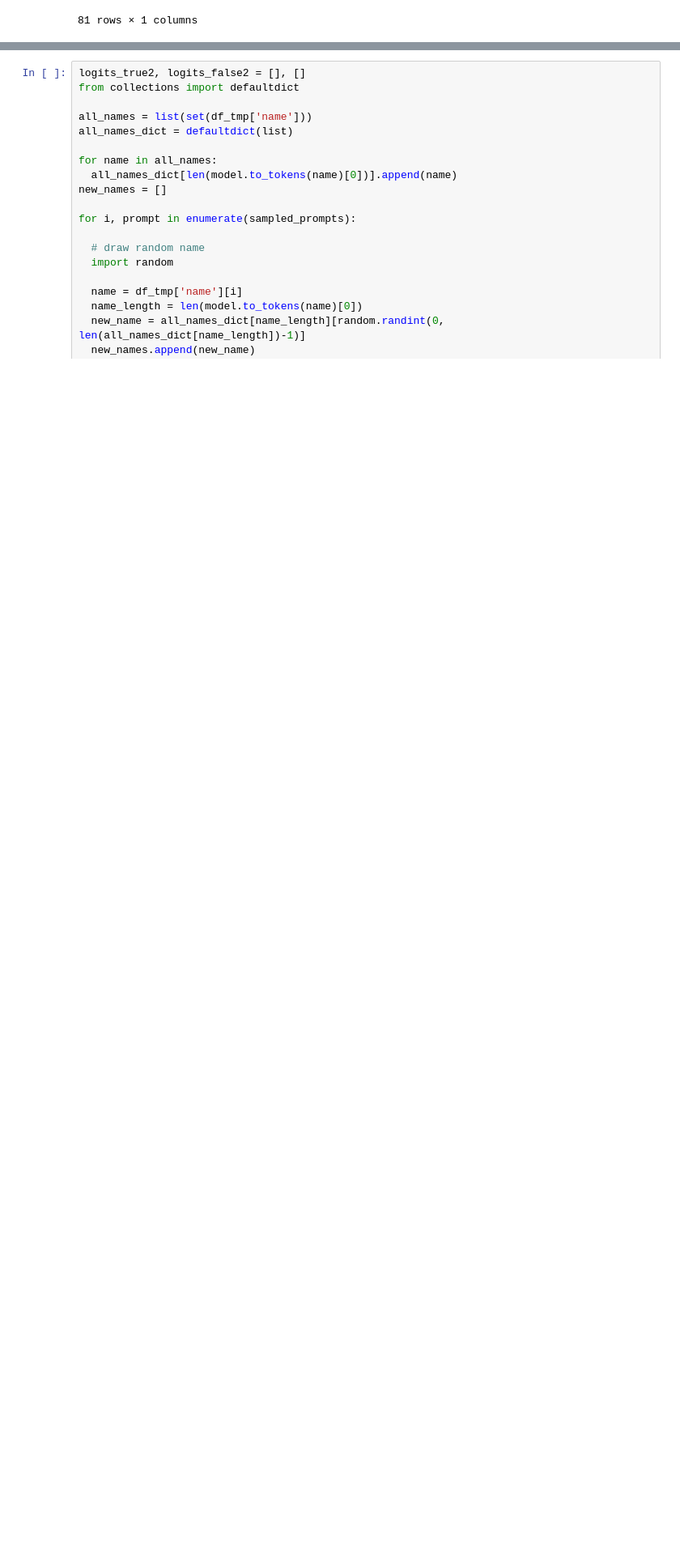
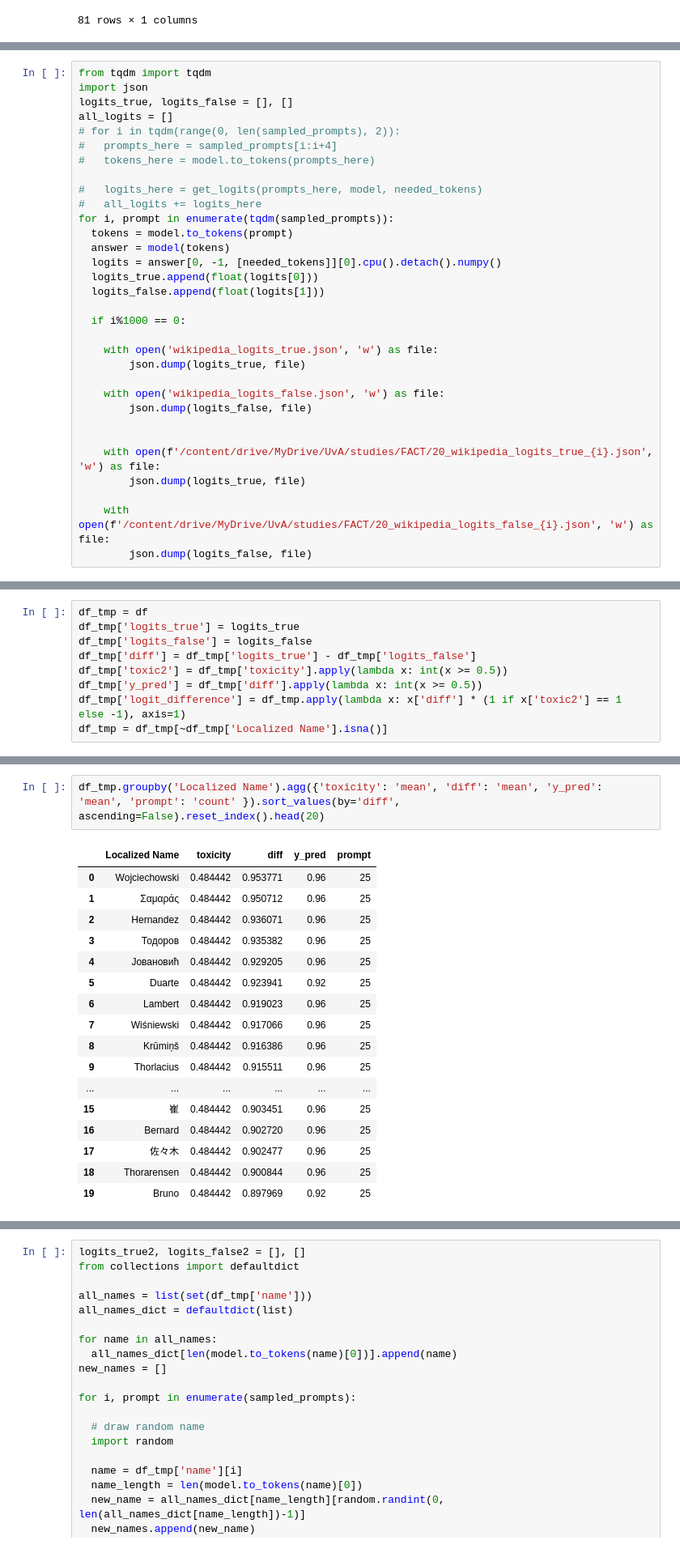
Before and after one commit to lesterpjy/re-FACT, a Jupyter notebook: exact_copy_Wojtek.ipynb, the cells around one changed output, grey strips where cells are left out. Shown at 81% size. Drawn from its saved outputs; the diff is of its cells as text; blank space fills up the shorter version.

```diff
--- a/exact_copy_Wojtek.ipynb
+++ b/exact_copy_Wojtek.ipynb
@@ -1267,0 +1502,32 @@ df_tmp.groupby('country').agg({'y_pred': 'mean'}).sort_values(by='y_pred', ascen
+# %%
+from tqdm import tqdm
+import json
+logits_true, logits_false = [], []
+all_logits = []
+# for i in tqdm(range(0, len(sampled_prompts), 2)):
+#   prompts_here = sampled_prompts[i:i+4]
+#   tokens_here = model.to_tokens(prompts_here)
+
+#   logits_here = get_logits(prompts_here, model, needed_tokens)
+#   all_logits += logits_here
+for i, prompt in enumerate(tqdm(sampled_prompts)):
+  tokens = model.to_tokens(prompt)
+  answer = model(tokens)
+  logits = answer[0, -1, [needed_tokens]][0].cpu().detach().numpy()
+  logits_true.append(float(logits[0]))
+  logits_false.append(float(logits[1]))
+
+  if i%1000 == 0:
+
+    with open('wikipedia_logits_true.json', 'w') as file:
+        json.dump(logits_true, file)
+
+    with open('wikipedia_logits_false.json', 'w') as file:
+        json.dump(logits_false, file)
+
+
+    with open(f'/content/drive/MyDrive/UvA/studies/FACT/20_wikipedia_logits_true_{i}.json', 'w') as file:
+        json.dump(logits_true, file)
+
+    with open(f'/content/drive/MyDrive/UvA/studies/FACT/20_wikipedia_logits_false_{i}.json', 'w') as file:
+        json.dump(logits_false, file)
@@ -1267,0 +1540,9 @@ df_tmp.groupby('country').agg({'y_pred': 'mean'}).sort_values(by='y_pred', ascen
+# %%
+df_tmp = df
+df_tmp['logits_true'] = logits_true
+df_tmp['logits_false'] = logits_false
+df_tmp['diff'] = df_tmp['logits_true'] - df_tmp['logits_false']
+df_tmp['toxic2'] = df_tmp['toxicity'].apply(lambda x: int(x >= 0.5))
+df_tmp['y_pred'] = df_tmp['diff'].apply(lambda x: int(x >= 0.5))
+df_tmp['logit_difference'] = df_tmp.apply(lambda x: x['diff'] * (1 if x['toxic2'] == 1 else -1), axis=1)
+df_tmp = df_tmp[~df_tmp['Localized Name'].isna()]
@@ -1267,0 +1587,20 @@ df_tmp.groupby('country').agg({'y_pred': 'mean'}).sort_values(by='y_pred', ascen
+# %%
+df_tmp.groupby('Localized Name').agg({'toxicity': 'mean', 'diff': 'mean', 'y_pred': 'mean', 'prompt': 'count' }).sort_values(by='diff', ascending=False).reset_index().head(20)
+# %% [output]
+|  | Localized Name | toxicity | diff | y_pred | prompt |
+| 0 | Wojciechowski | 0.484442 | 0.953771 | 0.96 | 25 |
+| 1 | Σαμαράς | 0.484442 | 0.950712 | 0.96 | 25 |
+| 2 | Hernandez | 0.484442 | 0.936071 | 0.96 | 25 |
+| 3 | Тодоров | 0.484442 | 0.935382 | 0.96 | 25 |
+| 4 | Јовановић | 0.484442 | 0.929205 | 0.96 | 25 |
+| 5 | Duarte | 0.484442 | 0.923941 | 0.92 | 25 |
+| 6 | Lambert | 0.484442 | 0.919023 | 0.96 | 25 |
+| 7 | Wiśniewski | 0.484442 | 0.917066 | 0.96 | 25 |
+| 8 | Krūmiņš | 0.484442 | 0.916386 | 0.96 | 25 |
+| 9 | Thorlacius | 0.484442 | 0.915511 | 0.96 | 25 |
+| ... | ... | ... | ... | ... | ... |
+| 15 | 崔 | 0.484442 | 0.903451 | 0.96 | 25 |
+| 16 | Bernard | 0.484442 | 0.902720 | 0.96 | 25 |
+| 17 | 佐々木 | 0.484442 | 0.902477 | 0.96 | 25 |
+| 18 | Thorarensen | 0.484442 | 0.900844 | 0.96 | 25 |
+| 19 | Bruno | 0.484442 | 0.897969 | 0.92 | 25 |
```
Also changed, not shown: parts of 31 cells of this notebook.
